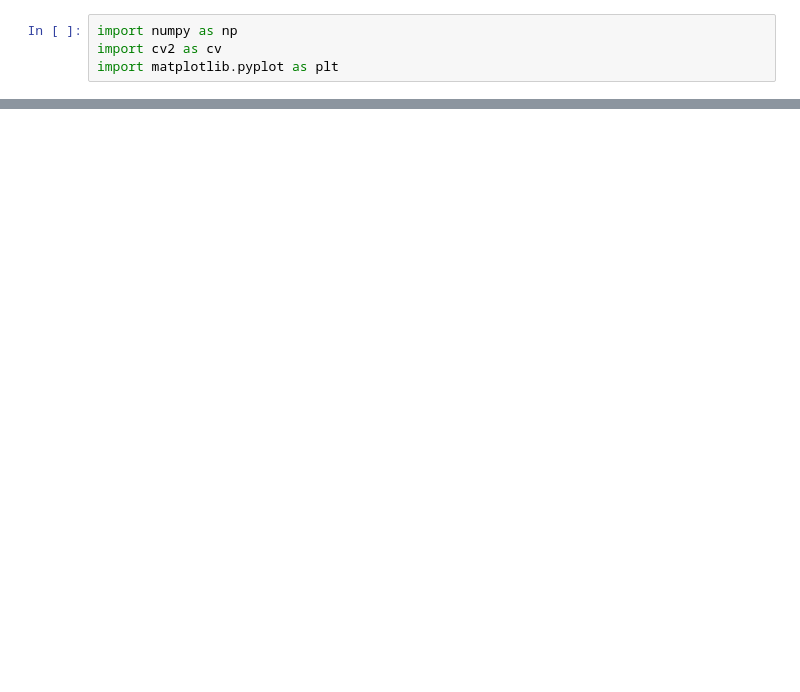
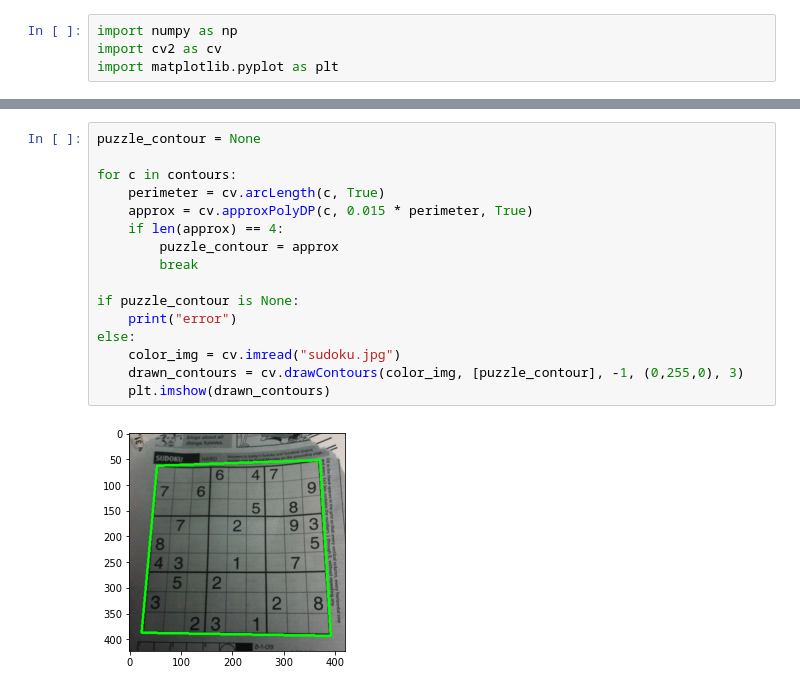
Before and after one commit to brianmakesthings/sudoku_solver, a Jupyter notebook: src/parse_image.ipynb, the cells around one changed output, grey strips where cells are left out. Cells and saved outputs as stored; diff of their text form; blank space fills up the shorter version.

```diff
--- a/src/parse_image.ipynb
+++ b/src/parse_image.ipynb
@@ -63,0 +47,18 @@ TypeError: floodFill() missing required argument 'newVal' (pos 4)
+# %%
+puzzle_contour = None
+
+for c in contours:
+    perimeter = cv.arcLength(c, True)
+    approx = cv.approxPolyDP(c, 0.015 * perimeter, True)
+    if len(approx) == 4:
+        puzzle_contour = approx
+        break
+
+if puzzle_contour is None:
+    print("error")
+else:
+    color_img = cv.imread("sudoku.jpg")
+    drawn_contours = cv.drawContours(color_img, [puzzle_contour], -1, (0,255,0), 3)
+    plt.imshow(drawn_contours)
+# %% [output]
+[figure, added]
```
Also changed, not shown: parts of 22 cells of this notebook, 1 other file.
